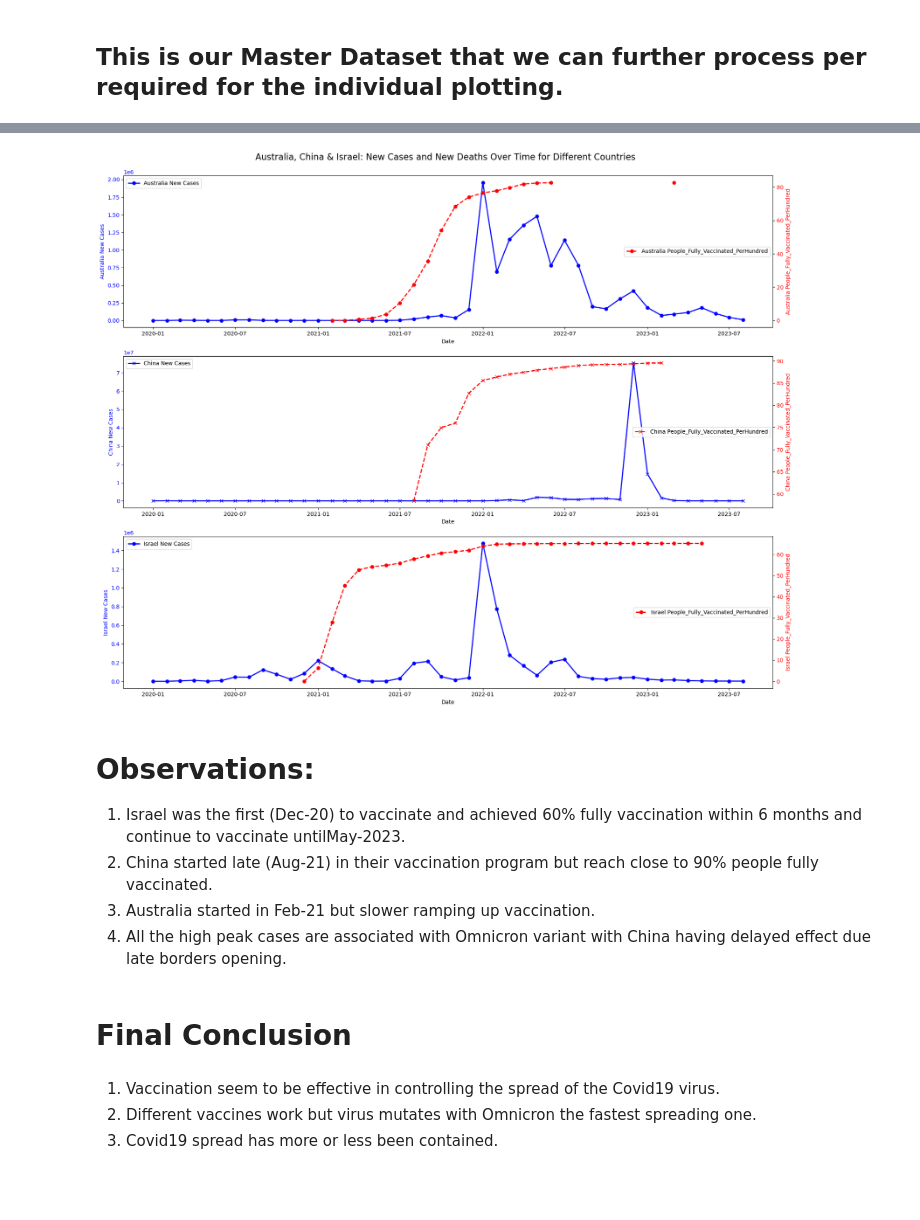
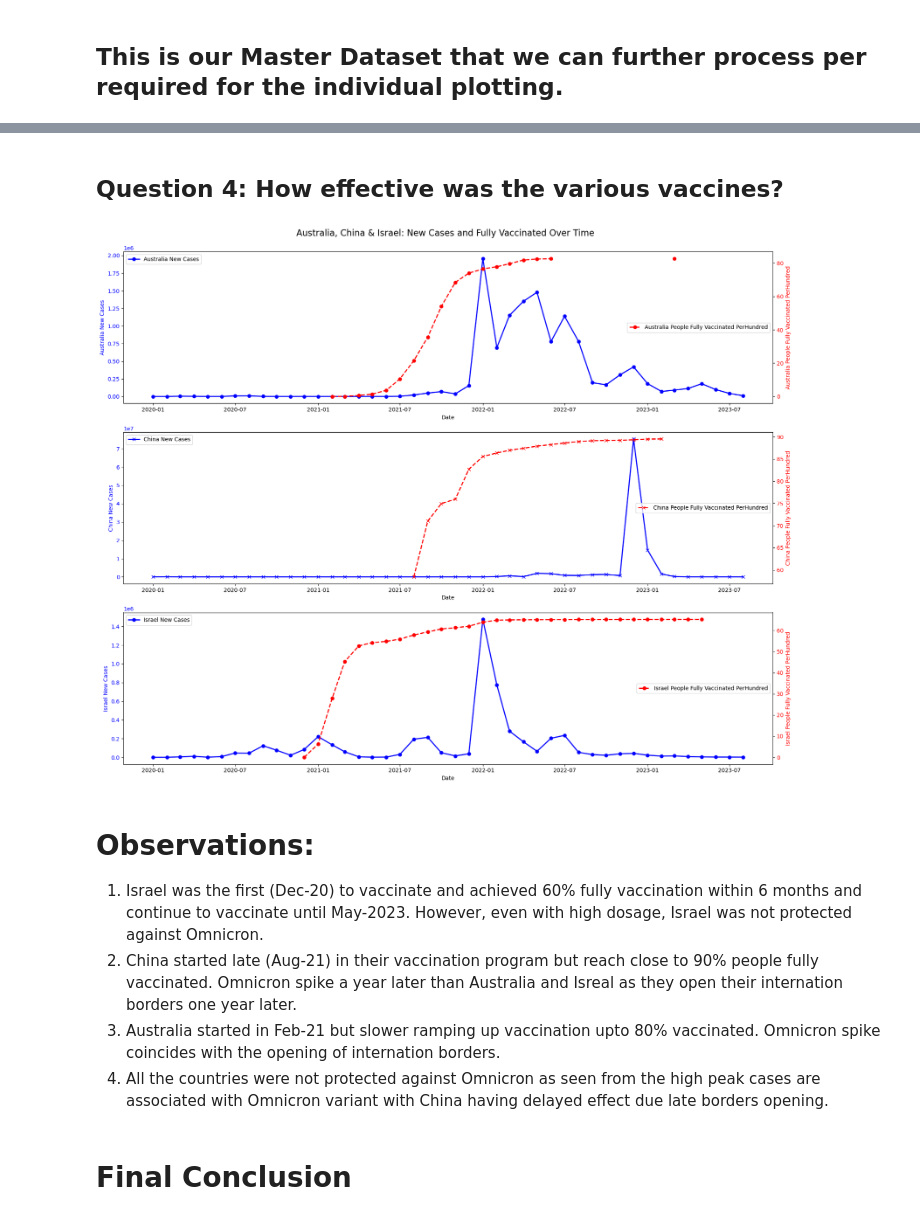
Before and after one commit to cmorrow28/project_one, a Jupyter notebook: Covid19_Vaccines_Effectiveness_Final.ipynb, the cells around one changed output, grey strips where cells are left out. Saved outputs shown, nothing was run; the diff lists cells and outputs as text; code cells hidden in the pictures; blank space fills up the shorter version.

```diff
--- a/Covid19_Vaccines_Effectiveness_Final.ipynb
+++ b/Covid19_Vaccines_Effectiveness_Final.ipynb
@@ -128,7 +111,7 @@ array(['Afghanistan', 'Africa', 'Albania', 'Algeria', 'American Samoa',
 covid19_data = data[['location', 'date', 'iso_code','total_cases',
                         'new_cases', 'total_deaths', 'new_deaths', 'total_cases_per_million', 'new_cases_per_million', 'total_deaths_per_million', 'new_deaths_per_million',
                          'icu_patients_per_million', 'hosp_patients_per_million', 'total_vaccinations_per_hundred', 'people_vaccinated_per_hundred', 'people_fully_vaccinated_per_hundred',
-                         'total_boosters_per_hundred'
+                         'total_boosters_per_hundred', 'excess_mortality'
                         ]]
 
 covid19_data.head()
@@ -159,6 +142,7 @@ new_column_names = {
     'people_vaccinated_per_hundred': 'People_Vaccinated_PerHundred',
     'people_fully_vaccinated_per_hundred': 'People_Fully_Vaccinated_PerHundred',
     'total_boosters_per_hundred': 'Total_Boosters_PerHundred',
+    'excess_mortality': 'Excess_Mortality',
     'population_density': 'Population_Density'
 }
 
@@ -376,3 +737,5 @@ plt.show()
+# %% [markdown]
+## Question 4: How effective was the various vaccines?
 # %%
 # Prepare the dataframe
 # List of countries to process
@@ -407,46 +770,45 @@ fig, axes = plt.subplots(nrows=3, ncols=1, figsize=(18, 14))
 
 # List of DataFrames
 dfs = [df1, df2, df3]
 
 # Plot 'newCases' and 'newDeaths' for each country on separate subplots
 countries = ['Australia', 'China', 'Israel']
 colors1 = ['b', 'b', 'b']
 colors2 = ['r', 'r', 'r']
 markers = ['o', 'x', 'o']
 
 for i, country in enumerate(countries):
     ax = axes[i]
     df = dfs[i]  # Select the appropriate DataFrame
     ax.plot(df['Date'], df['New_Cases'], label=f'{country} New Cases', color=colors1[i], marker=markers[i], linestyle='-', linewidth=2)
     ax.set_xlabel('Date')
     ax.set_ylabel(f'{country} New Cases', color=colors1[i])
     ax.tick_params(axis='y', labelcolor=colors1[i])
     ax.legend(loc='upper left')
 
     ax2 = ax.twinx()
-    ax2.plot(df['Date'], df['People_Fully_Vaccinated_PerHundred'], label=f'{country} People_Fully_Vaccinated_PerHundred', color=colors2[i], marker=markers[i], linestyle='--', linewidth=2)
-    ax2.set_ylabel(f'{country} People_Fully_Vaccinated_PerHundred', color=colors2[i])
+    ax2.plot(df['Date'], df['People_Fully_Vaccinated_PerHundred'], label=f'{country} People Fully Vaccinated PerHundred', color=colors2[i], marker=markers[i], linestyle='--', linewidth=2)
+    ax2.set_ylabel(f'{country} People Fully Vaccinated PerHundred', color=colors2[i])
     ax2.tick_params(axis='y', labelcolor=colors2[i])
     ax2.legend(loc='center right')
 
 # Adjust spacing between subplots
 plt.tight_layout()
 
 # Set a super title for the entire figure
-fig.suptitle('Australia, China & Israel: New Cases and New Deaths Over Time for Different Countries', y=1.02, fontsize=16)
+fig.suptitle('Australia, China & Israel: New Cases and Fully Vaccinated Over Time', y=1.02, fontsize=16)
+
+# Save the plot as an image
+plt.savefig('Images/Q4_Australia_China_Israel_NewCase_FullyVaccinated')
 
 plt.show()
 # %% [output]
-[figure, old version]
+[figure, new version]
-# %% [markdown]
-# Observations:
-1. Israel was the first (Dec-20) to vaccinate and achieved 60% fully vaccination within 6 months and continue to vaccinate untilMay-2023.
-2. China started late (Aug-21) in their vaccination program but reach close to 90% people fully vaccinated.
-3. Australia started in Feb-21 but slower ramping up vaccination.
-4.  All the high peak cases are associated with Omnicron variant with China having delayed effect due late borders opening.
+# %% [markdown]
+# Observations:
+1. Israel was the first (Dec-20) to vaccinate and achieved 60% fully vaccination within 6 months and continue to vaccinate until May-2023.  However, even with high dosage, Israel was not protected against Omnicron.
+2. China started late (Aug-21) in their vaccination program but reach close to 90% people fully vaccinated.   Omnicron spike a year later than Australia and Isreal as they open their internation borders one year later.
+3. Australia started in Feb-21 but slower ramping up vaccination upto 80% vaccinated.  Omnicron spike coincides with the opening of internation borders.
+4. All the countries were not protected against Omnicron as seen from the high peak cases are associated with Omnicron variant with China having delayed effect due late borders opening.
 # %% [markdown]
 # Final Conclusion
-# %% [markdown]
-1. Vaccination seem to be effective in controlling the spread of the Covid19 virus.
-2. Different vaccines work but virus mutates with Omnicron the fastest spreading one.
-3. Covid19 spread has more or less been contained.
```
Also changed, not shown: parts of 48 cells of this notebook, 22 other files.
